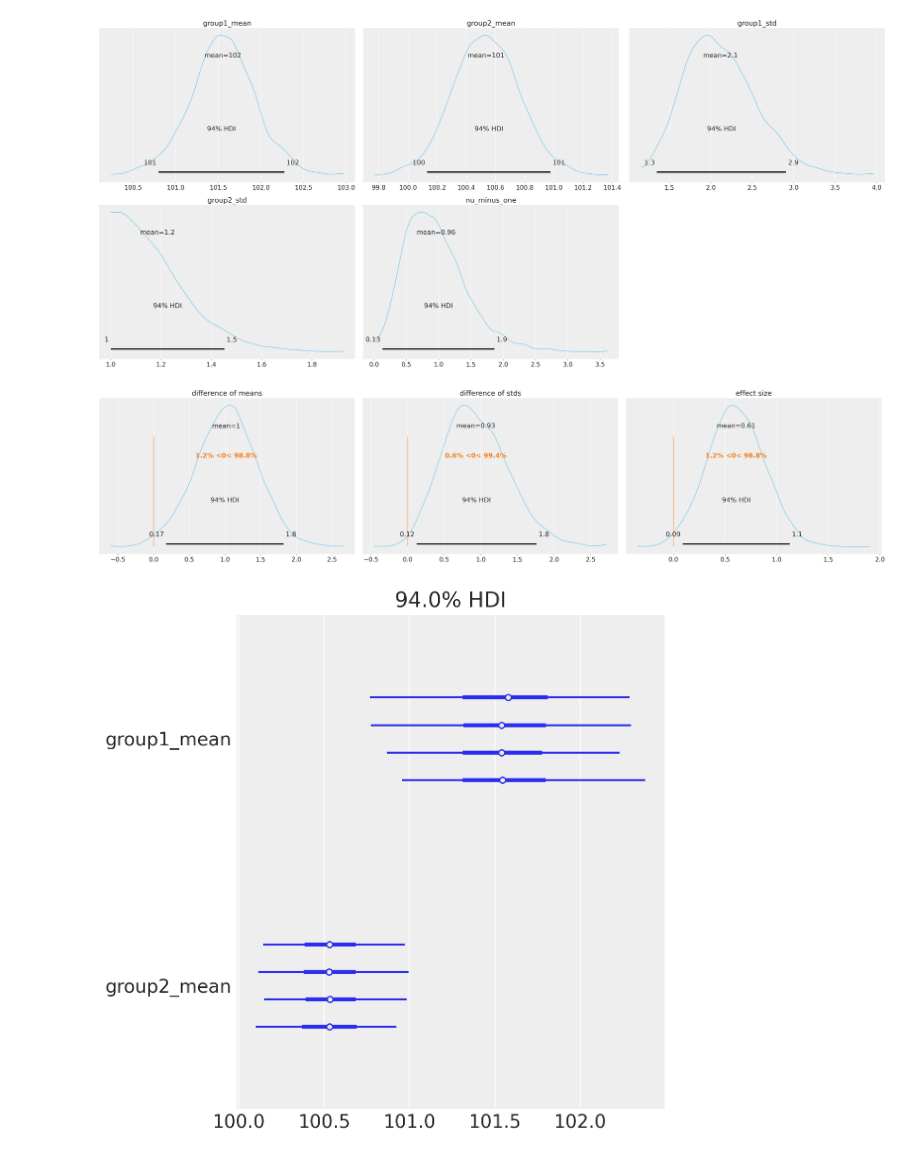
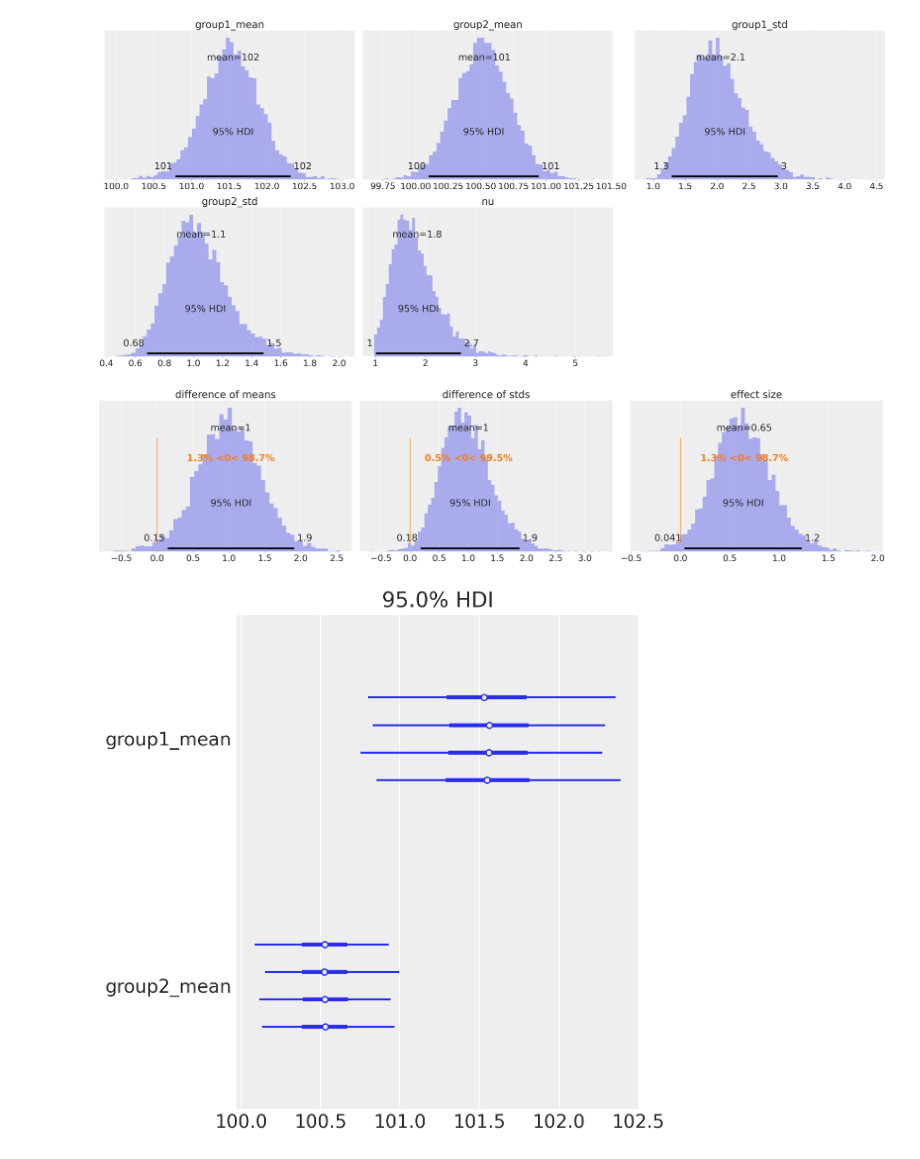
Before and after one commit to hyosubkim/bayes-toolbox, a Jupyter notebook: example.ipynb, the cells around one changed output. Cells and saved outputs as stored; diff of their text form; code cells hidden in the pictures.

```diff
--- a/example.ipynb
+++ b/example.ipynb
@@ -9,4 +13,5 @@ import src.bayesian_stats as bst
 # %%
 %config InlineBackend.figure_format = 'retina'
 az.style.use("arviz-darkgrid")
+az.rcParams["stats.hdi_prob"] = 0.95
 rng = np.random.default_rng(seed=42)
@@ -36,0 +18,17 @@ sns.histplot(data=indv, x="iq", hue="group");
+# %%
+# Using data from pymc3 port of Kruschke's BEST model (see:
+# https://www.pymc.io/projects/examples/en/latest/case_studies/BEST.html)
+drug = (101,100,102,104,102,97,105,105,98,101,100,123,105,103,100,95,102,106,
+        109,102,82,102,100,102,102,101,102,102,103,103,97,97,103,101,97,104,
+        96,103,124,101,101,100,101,101,104,100,101)
+placebo = (99,101,100,101,102,100,97,101,104,101,102,102,100,105,88,101,100,
+           104,100,100,100,101,102,103,97,101,101,100,101,99,101,100,100,
+           101,100,99,101,100,102,99,100,99)
+
+y1 = np.array(drug)
+y2 = np.array(placebo)
+y = pd.DataFrame(
+    dict(value=np.r_[y1, y2], group=np.r_[["drug"] * len(drug), ["placebo"] * len(placebo)])
+)
+
+y.hist("value", by="group", figsize=(12, 4));
@@ -37,6 +37,6 @@ sns.histplot(data=indv, x="iq", hue="group");
 # %%
 # Call your Bayesian function from the toolbox
-idata = bst.compare_two_groups(indv["iq"], indv["group"], 1, 10)
+model, idata = bst.compare_two_groups(y["value"], y["group"], 0.1, 10, 2000)
 # %% [output]
 Auto-assigning NUTS sampler...
 Initializing NUTS using jitter+adapt_diag...
@@ -67,8 +66,9 @@ az.plot_trace(idata);
 # Plot posterior
 az.plot_posterior(
     idata,
-    var_names=["group1_mean", "group2_mean", "group1_std", "group2_std", "nu_minus_one"],
-    color="#87ceeb",
+    var_names=["group1_mean", "group2_mean", "group1_std", "group2_std", "nu"],
+    kind="hist",
+    textsize=20
 );
 # %% [output]
-[figure, old version]
+[figure, new version]
@@ -75,17 +77,18 @@ az.plot_posterior(
 # %%
 # Plot posterior
 az.plot_posterior(
     idata,
     var_names=["difference of means", "difference of stds", "effect size"],
     ref_val=0,
-    color="#87ceeb",
+    kind="hist",
+    textsize=20
 );
 # %% [output]
-[figure, old version]
+[figure, new version]
 # %%
 # Plot parameter estimates
 az.plot_forest(idata, var_names=["group1_mean", "group2_mean"]);
 # %% [output]
-[figure, old version]
+[figure, new version]
 # %%
 # Plot parameter estimates
```
Also changed, not shown: parts of 11 cells of this notebook.
